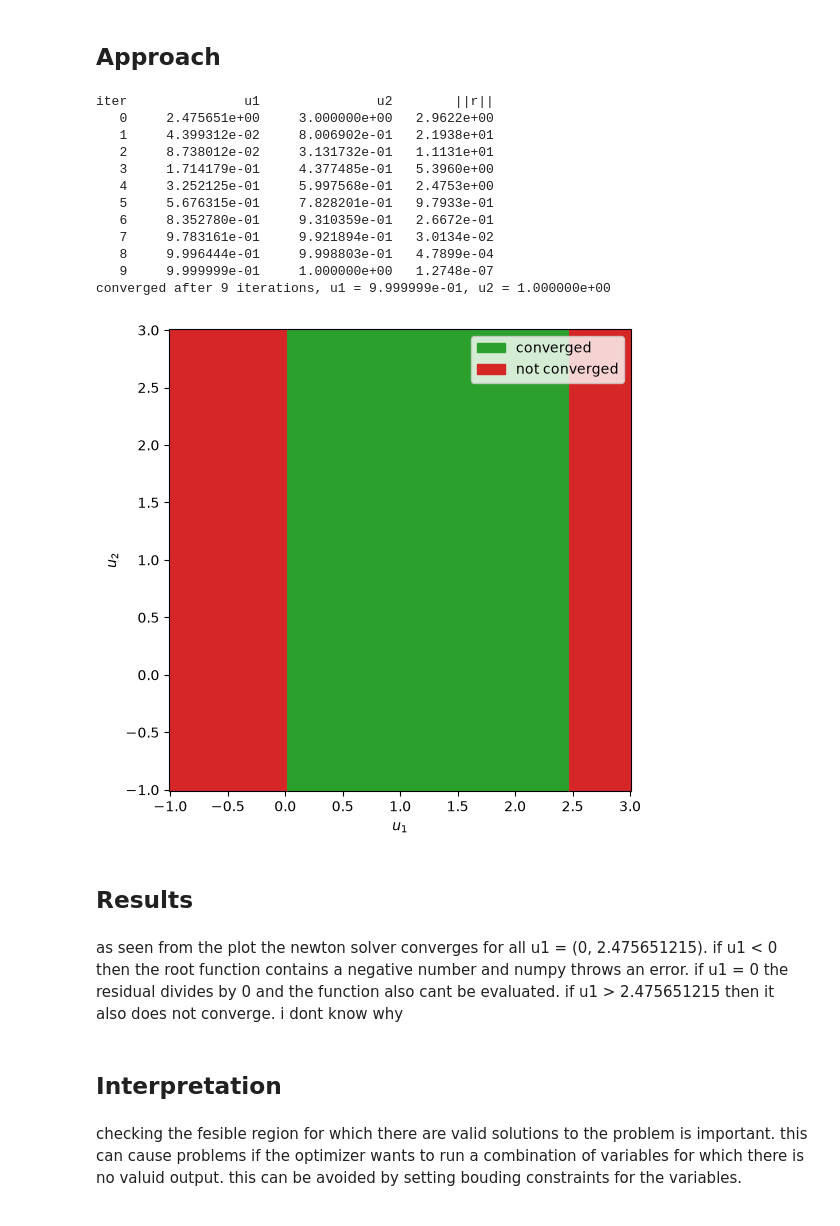
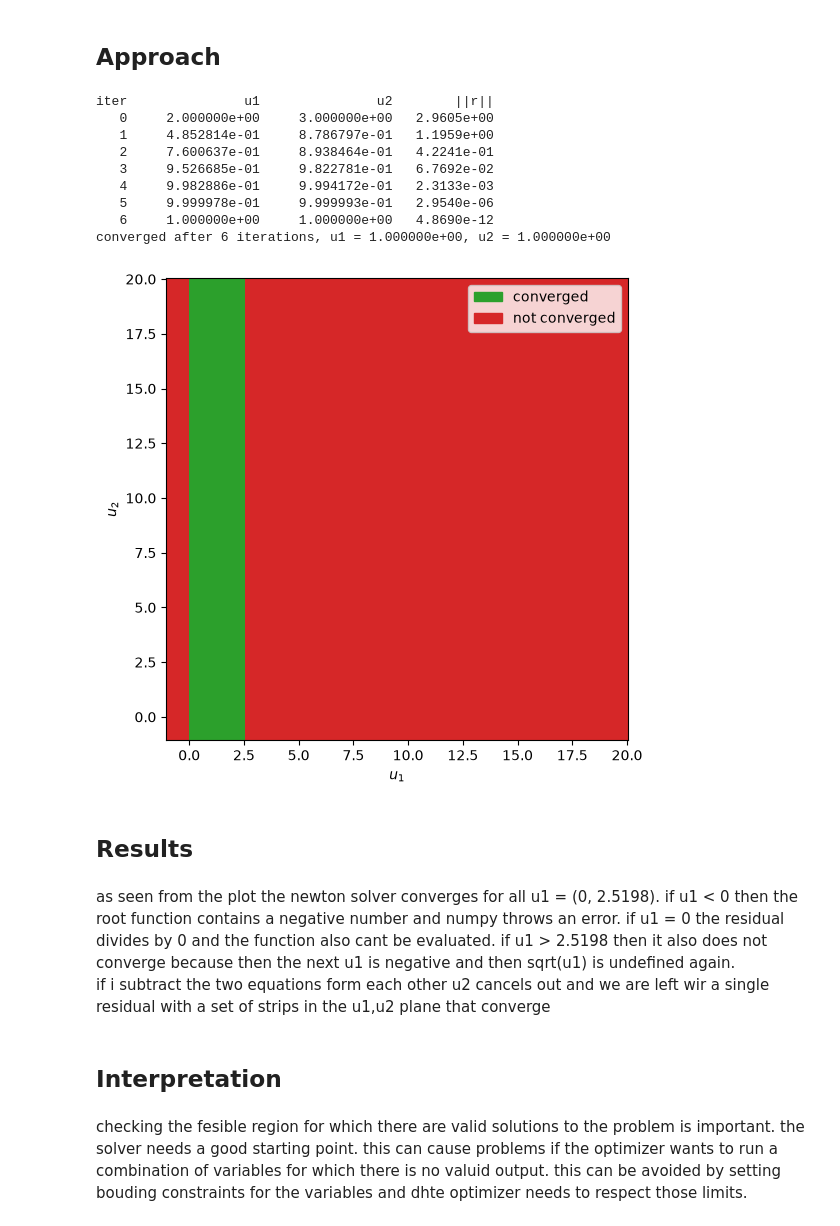
Before and after one commit to S0mar/MDO_Learn, a Jupyter notebook: solutions/ch03/prob3_8.ipynb, the cells around one changed output. Cells and saved outputs as stored; diff of their text form; code cells hidden in the pictures.

```diff
--- a/solutions/ch03/prob3_8.ipynb
+++ b/solutions/ch03/prob3_8.ipynb
@@ -52,59 +52,57 @@ def solve_system(u0, max_iter=10, tol=1e-7, table=True):
 
     return u, history, converged
 
-u, history, converged = solve_system(np.array([2.475651215, 3.0])) # example run
+u, history, converged = solve_system(np.array([2.0, 3.0])) # example run
 # %% [output]
 iter               u1               u2        ||r||
-   0     2.475651e+00     3.000000e+00   2.9622e+00
-   1     4.399312e-02     8.006902e-01   2.1938e+01
-   2     8.738012e-02     3.131732e-01   1.1131e+01
-   3     1.714179e-01     4.377485e-01   5.3960e+00
-   4     3.252125e-01     5.997568e-01   2.4753e+00
-   5     5.676315e-01     7.828201e-01   9.7933e-01
-   6     8.352780e-01     9.310359e-01   2.6672e-01
-   7     9.783161e-01     9.921894e-01   3.0134e-02
-   8     9.996444e-01     9.998803e-01   4.7899e-04
-   9     9.999999e-01     1.000000e+00   1.2748e-07
-converged after 9 iterations, u1 = 9.999999e-01, u2 = 1.000000e+00
+   0     2.000000e+00     3.000000e+00   2.9605e+00
+   1     4.852814e-01     8.786797e-01   1.1959e+00
+   2     7.600637e-01     8.938464e-01   4.2241e-01
+   3     9.526685e-01     9.822781e-01   6.7692e-02
+   4     9.982886e-01     9.994172e-01   2.3133e-03
+   5     9.999978e-01     9.999993e-01   2.9540e-06
+   6     1.000000e+00     1.000000e+00   4.8690e-12
+converged after 6 iterations, u1 = 1.000000e+00, u2 = 1.000000e+00
 # %%
 # plot the convergence region
 import io
 from contextlib import redirect_stdout
 from matplotlib.colors import ListedColormap
 
 def converged_at(u0):
     try:
         with redirect_stdout(io.StringIO()):       # silence the per-call printing
-            _, _, converged = solve_system(u0, max_iter=10, table=False)
+            _, _, converged = solve_system(u0, max_iter=100, table=False)
     except np.linalg.LinAlgError:                  # singular Jacobian
         return False
     return converged
 
-axis = np.linspace(-1.0, 3.0, 200)
+axis = np.linspace(-1.0, 20.0, 200)
 g1, g2 = np.meshgrid(axis, axis)
 with np.errstate(all="ignore"):
     ok = np.array([converged_at(p) for p in np.column_stack([g1.ravel(), g2.ravel()])]).reshape(g1.shape)
 
 fig, ax = plt.subplots(figsize=(6, 6))
 ax.pcolormesh(g1, g2, ok, cmap=ListedColormap(["tab:red", "tab:green"]), shading="auto")
 ax.set_xlabel("$u_1$")
 ax.set_ylabel("$u_2$")
 ax.set_aspect("equal")
 ax.legend(
     handles=[
         plt.Rectangle((0, 0), 1, 1, color="tab:green", label="converged"),
         plt.Rectangle((0, 0), 1, 1, color="tab:red", label="not converged"),
     ],
     loc="upper right",
 )
 plt.show()
 # %% [output]
-[figure, old version]
+[figure, new version]
 # %% [markdown]
 ## Results
 # %% [markdown]
-as seen from the plot the newton solver converges for all u1 = (0, 2.475651215). if u1 < 0 then the root function contains a negative number and numpy throws an error. if u1 = 0 the residual divides by 0 and the function also cant be evaluated. if u1 > 2.475651215 then it also does not converge. i dont know why
+as seen from the plot the newton solver converges for all u1 = (0, 2.5198). if u1 < 0 then the root function contains a negative number and numpy throws an error. if u1 = 0 the residual divides by 0 and the function also cant be evaluated. if u1 > 2.5198 then it also does not converge because then the next u1 is negative and then sqrt(u1) is undefined again.
+if i subtract the two equations form each other u2 cancels out and we are left wir a single residual with a set of strips in the u1,u2 plane that converge
 # %% [markdown]
 ## Interpretation
 # %% [markdown]
-checking the fesible region for which there are valid solutions to the problem is important. this can cause problems if the optimizer wants to run a combination of variables for which there is no valuid output. this can be avoided by setting bouding constraints for the variables.
+checking the fesible region for which there are valid solutions to the problem is important. the solver needs a good starting point. this can cause problems if the optimizer wants to run a combination of variables for which there is no valuid output. this can be avoided by setting bouding constraints for the variables and dhte optimizer needs to respect those limits.
```
Also changed, not shown: 2 other files.
